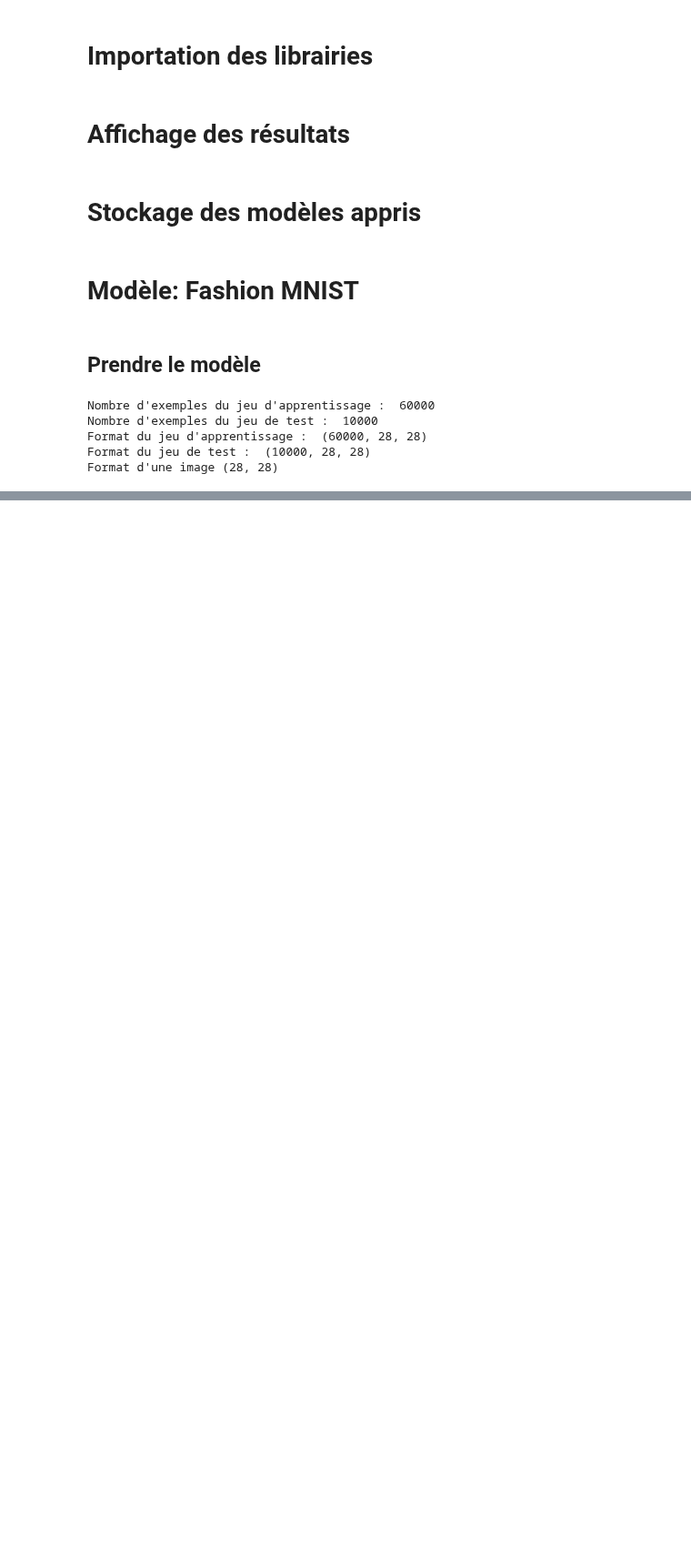
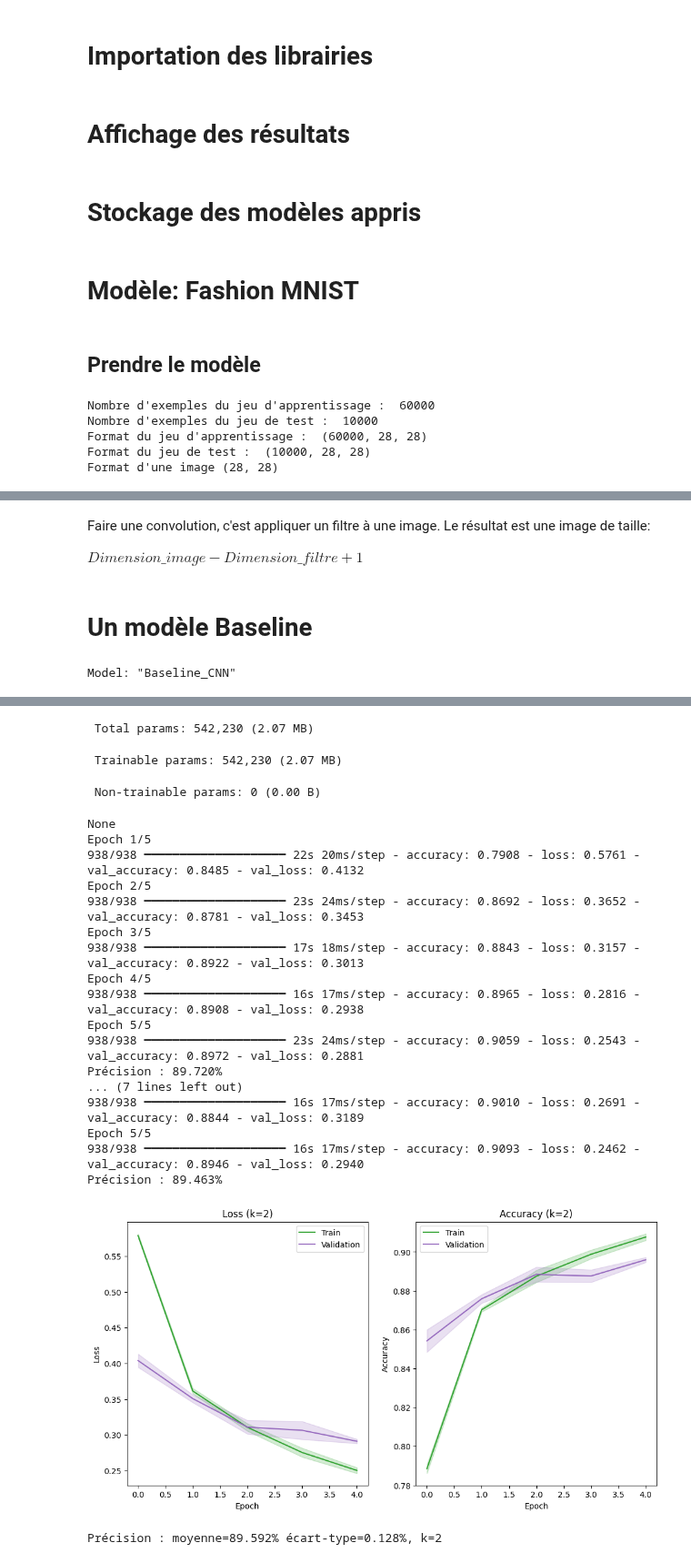
Before and after one commit to 3nd3rh3o/deeplearning-TER, a Jupyter notebook: TER/phaseI/C1-hugo.ipynb, the cells around one changed output, grey strips where cells are left out. Shown at 91% size. Cells and saved outputs as stored; diff of their text form; code cells hidden in the pictures; blank space fills up the shorter version.

Commit message:
Analyse du modèle

```diff
--- a/TER/phaseI/C1-hugo.ipynb
+++ b/TER/phaseI/C1-hugo.ipynb
@@ -322,0 +382,6 @@ Format d'une image (28, 28)
+# %% [markdown]
+Faire une convolution, c'est appliquer un filtre à une image. Le résultat est une image de taille:
+
+$ Dimension\_image - Dimension\_filtre + 1 $
+# %% [markdown]
+# Un modèle Baseline
@@ -322,0 +488,45 @@ Format d'une image (28, 28)
+# %%
+def run_evaluation(folds, epochs):
+    """
+    Fonction d'évaluation
+
+    Cette fonction effectue les étapes suivantes :
+    1. Chargement du jeu de données Fashion MNIST.
+    2. Prétraitement des données : nettoyage et normalisation.
+    3. Initialisation du modèle de base et affichage de sa structure.
+    4. Évaluation du modèle avec validation croisée (K-fold).
+    5. Affichage des courbes de performance et des statistiques de précision.
+
+    Paramètres :
+    - folds (int) : Nombre de splits pour la validation croisée (K-fold).
+    - epochs (int) : Nombre d'époques d'entraînement pour chaque pli du K-fold.
+
+    Retourne :
+    - None
+    """
+
+    # Chargement du jeu de données d'entraînement et de test
+    X_train, y_train, X_test, y_test = load_dataset()
+
+    # Prétraitement des données : nettoyage et normalisation
+    X_train, X_test = normalize_data(X_train, X_test)
+
+    # Initialisation du modèle de base
+    model = define_model()
+    print(model.summary())
+
+    # Évaluation du modèle
+    scores, histories = evaluate_model(model, X_train, y_train, folds, epochs)
+
+    # Affichage des courbes de performance
+    plot_curves(histories)
+
+    # Affichage des statistiques de précision : moyenne et écart-type
+    print(f'Précision : moyenne={mean(scores) * 100:.3f}% écart-type={std(scores) * 100:.3f}%, k={len(scores)}')
+# %%
+k=2 # Nombre de folds
+epochs=5 # Nombre d'epochs
+shapeinput=(28, 28, 1) # Format de l'image 28x28 sur 1 canal
+run_evaluation(k,epochs)
+# %% [output]
+Model: "Baseline_CNN"
@@ -322,0 +548,22 @@ Format d'une image (28, 28)
+ Total params: 542,230 (2.07 MB)
+ Trainable params: 542,230 (2.07 MB)
+ Non-trainable params: 0 (0.00 B)
+None
+Epoch 1/5
+938/938 ━━━━━━━━━━━━━━━━━━━━ 22s 20ms/step - accuracy: 0.7908 - loss: 0.5761 - val_accuracy: 0.8485 - val_loss: 0.4132
+Epoch 2/5
+938/938 ━━━━━━━━━━━━━━━━━━━━ 23s 24ms/step - accuracy: 0.8692 - loss: 0.3652 - val_accuracy: 0.8781 - val_loss: 0.3453
+Epoch 3/5
+938/938 ━━━━━━━━━━━━━━━━━━━━ 17s 18ms/step - accuracy: 0.8843 - loss: 0.3157 - val_accuracy: 0.8922 - val_loss: 0.3013
+Epoch 4/5
+938/938 ━━━━━━━━━━━━━━━━━━━━ 16s 17ms/step - accuracy: 0.8965 - loss: 0.2816 - val_accuracy: 0.8908 - val_loss: 0.2938
+Epoch 5/5
+938/938 ━━━━━━━━━━━━━━━━━━━━ 23s 24ms/step - accuracy: 0.9059 - loss: 0.2543 - val_accuracy: 0.8972 - val_loss: 0.2881
+Précision : 89.720%
+... (7 lines left out)
+938/938 ━━━━━━━━━━━━━━━━━━━━ 16s 17ms/step - accuracy: 0.9010 - loss: 0.2691 - val_accuracy: 0.8844 - val_loss: 0.3189
+Epoch 5/5
+938/938 ━━━━━━━━━━━━━━━━━━━━ 16s 17ms/step - accuracy: 0.9093 - loss: 0.2462 - val_accuracy: 0.8946 - val_loss: 0.2940
+Précision : 89.463%
+[figure, added]
+Précision : moyenne=89.592% écart-type=0.128%, k=2
```
Also changed, not shown: parts of 14 cells of this notebook.
